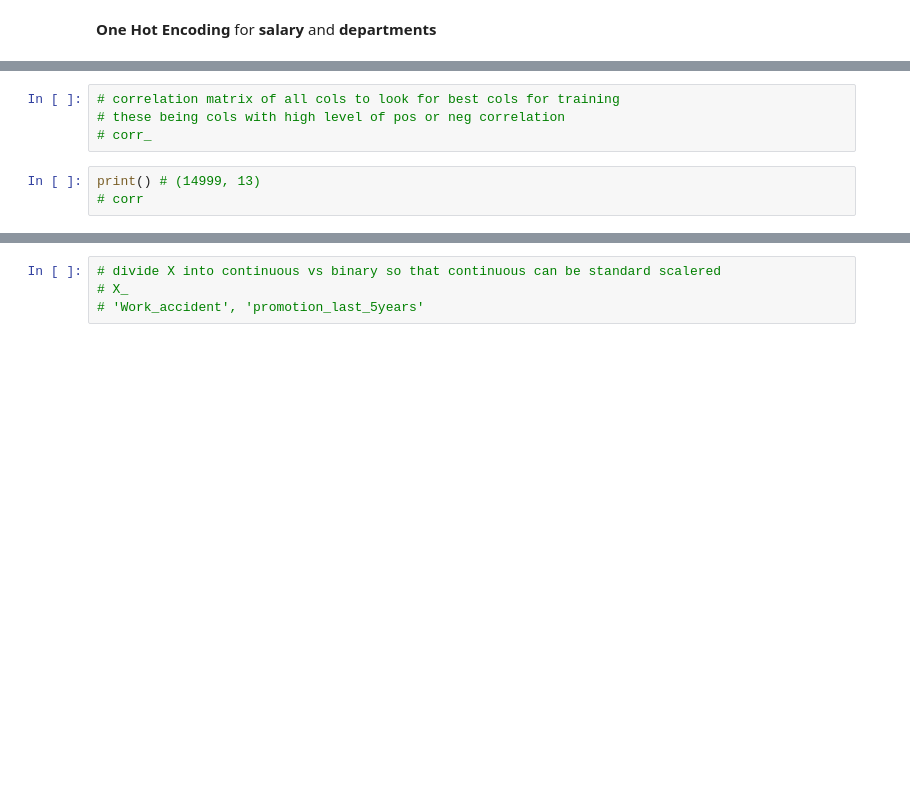
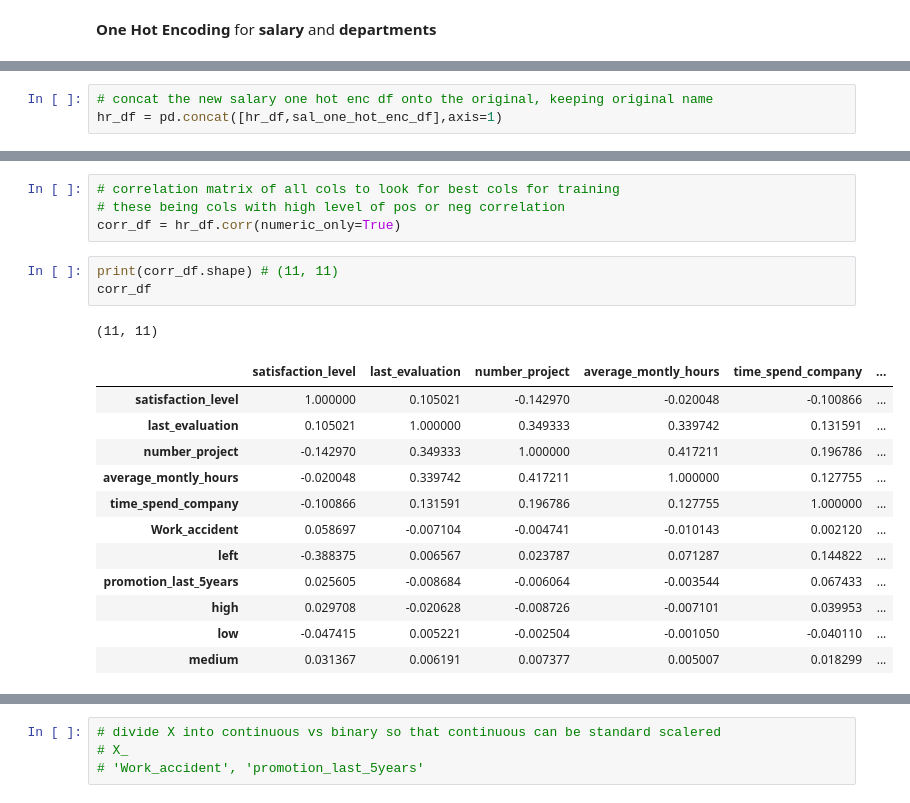
Before and after one commit to brianmccln/Python-Machine-Learning-TMobile-OCt-2025, a Jupyter notebook: __START/_ML_2.5_LogisticRegression_Predict_Employee_Retention_PROG2.ipynb, the cells around one changed output, grey strips where cells are left out. Cells and saved outputs as stored; diff of their text form; blank space fills up the shorter version.

```diff
--- a/__START/_ML_2.5_LogisticRegression_Predict_Employee_Retention_PROG2.ipynb
+++ b/__START/_ML_2.5_LogisticRegression_Predict_Employee_Retention_PROG2.ipynb
@@ -596 +598,4 @@ print() # (14999, 3)
+# %%
+# concat the new salary one hot enc df onto the original, keeping original name
+hr_df = pd.concat([hr_df,sal_one_hot_enc_df],axis=1)
 # %%
@@ -599,7 +617,21 @@ print() # (14999, 13)
 # %%
 # correlation matrix of all cols to look for best cols for training
 # these being cols with high level of pos or neg correlation
-# corr_
+corr_df = hr_df.corr(numeric_only=True)
-# %%
-print() # (14999, 13)
-# corr
+# %%
+print(corr_df.shape) # (11, 11)
+corr_df
+# %% [output]
+(11, 11)
+|  | satisfaction_level | last_evaluation | number_project | average_montly_hours | time_spend_company | ... |
+| satisfaction_level | 1.000000 | 0.105021 | -0.142970 | -0.020048 | -0.100866 | ... |
+| last_evaluation | 0.105021 | 1.000000 | 0.349333 | 0.339742 | 0.131591 | ... |
+| number_project | -0.142970 | 0.349333 | 1.000000 | 0.417211 | 0.196786 | ... |
+| average_montly_hours | -0.020048 | 0.339742 | 0.417211 | 1.000000 | 0.127755 | ... |
+| time_spend_company | -0.100866 | 0.131591 | 0.196786 | 0.127755 | 1.000000 | ... |
+| Work_accident | 0.058697 | -0.007104 | -0.004741 | -0.010143 | 0.002120 | ... |
+| left | -0.388375 | 0.006567 | 0.023787 | 0.071287 | 0.144822 | ... |
+| promotion_last_5years | 0.025605 | -0.008684 | -0.006064 | -0.003544 | 0.067433 | ... |
+| high | 0.029708 | -0.020628 | -0.008726 | -0.007101 | 0.039953 | ... |
+| low | -0.047415 | 0.005221 | -0.002504 | -0.001050 | -0.040110 | ... |
+| medium | 0.031367 | 0.006191 | 0.007377 | 0.005007 | 0.018299 | ... |
```
Also changed, not shown: parts of 9 cells of this notebook.
